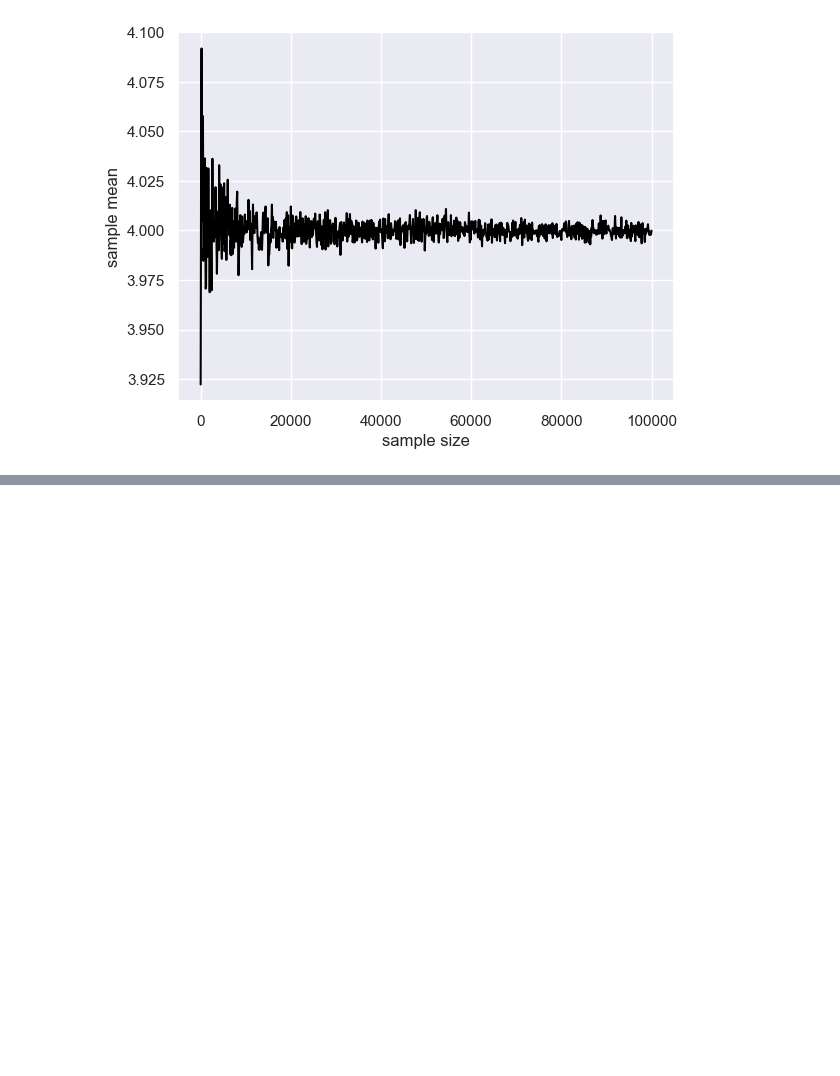
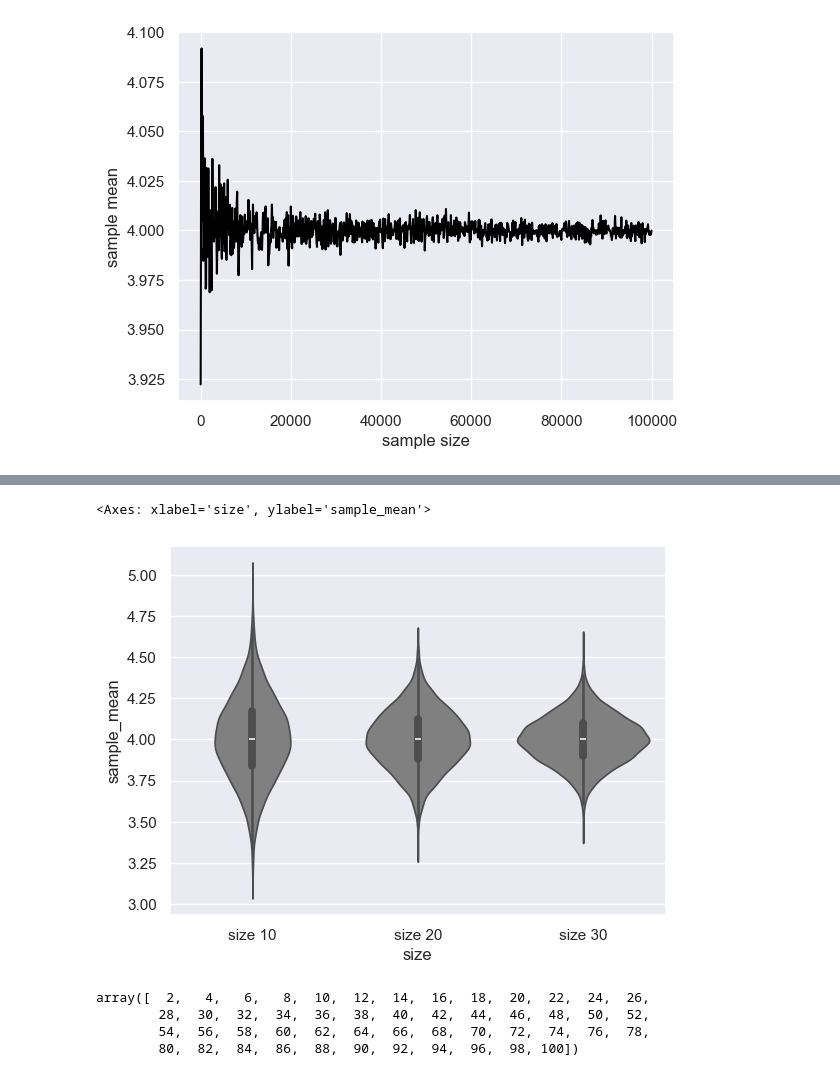
Before and after one commit to richard-ma/weekendProject, a Jupyter notebook: 202405-1statisticsPython/3-5样本统计量的性质.ipynb, the cells around one changed output, grey strips where cells are left out. Cells and saved outputs as stored; diff of their text form; code cells hidden in the pictures; blank space fills up the shorter version.

```diff
--- a/202405-1statisticsPython/3-5样本统计量的性质.ipynb
+++ b/202405-1statisticsPython/3-5样本统计量的性质.ipynb
@@ -70,3 +70,13 @@ plt.ylabel("sample mean")
 # %% [output]
 Text(0, 0.5, 'sample mean')
 [figure]
+# %%
+def calc_sample_mean(size, n_trial): # 计算样本均值的函数，size样本容量，n_trial试验次数
+    sample_mean_array = np.zeros(n_trial)
+    for i in range(0, n_trial):
+        sample = population.rvs(size=size)
+        sample_mean_array[i] = np.mean(sample)
+    return (sample_mean_array)
+
+np.random.seed(1)
+np.mean(calc_sample_mean(size=10, n_trial=10000))
@@ -72,0 +85,28 @@ Text(0, 0.5, 'sample mean')
+# %%
+# 不同样本容量所得的样本均值的分布
+
+np.random.seed(1)
+
+size_10 = calc_sample_mean(size=10, n_trial=10000)
+size_10_df = pd.DataFrame({
+    "sample_mean": size_10,
+    "size"       : np.tile("size 10", 10000)
+})
+
+size_20 = calc_sample_mean(size=20, n_trial=10000)
+size_20_df = pd.DataFrame({
+    "sample_mean": size_20,
+    "size"       : np.tile("size 20", 10000)
+})
+
+size_30 = calc_sample_mean(size=30, n_trial=10000)
+size_30_df = pd.DataFrame({
+    "sample_mean": size_30,
+    "size"       : np.tile("size 30", 10000)
+})
+
+sim_result = pd.concat(
+    [size_10_df, size_20_df, size_30_df]
+)
+
+sim_result.head()
@@ -72,0 +120,20 @@ Text(0, 0.5, 'sample mean')
+# %%
+# 小提琴图输出图形
+
+sns.violinplot(x="size", y="sample_mean",
+    data=sim_result, color="gray")
+# %% [output]
+<Axes: xlabel='size', ylabel='sample_mean'>
+[figure, added]
+# %%
+# 样本均值标准差小于总体标准差
+
+size_array = np.arange(
+    start=2, stop=102, step=2
+)
+size_array
+# %% [output]
+array([  2,   4,   6,   8,  10,  12,  14,  16,  18,  20,  22,  24,  26,
+        28,  30,  32,  34,  36,  38,  40,  42,  44,  46,  48,  50,  52,
+        54,  56,  58,  60,  62,  64,  66,  68,  70,  72,  74,  76,  78,
+        80,  82,  84,  86,  88,  90,  92,  94,  96,  98, 100])
```
Also changed, not shown: parts of 10 cells of this notebook.
